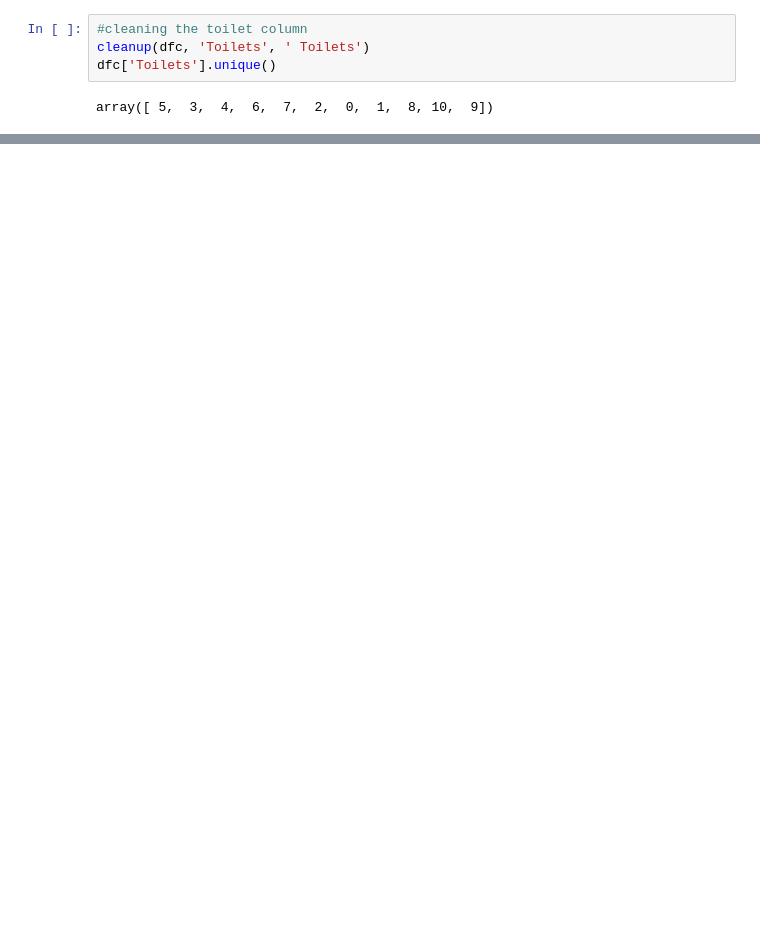
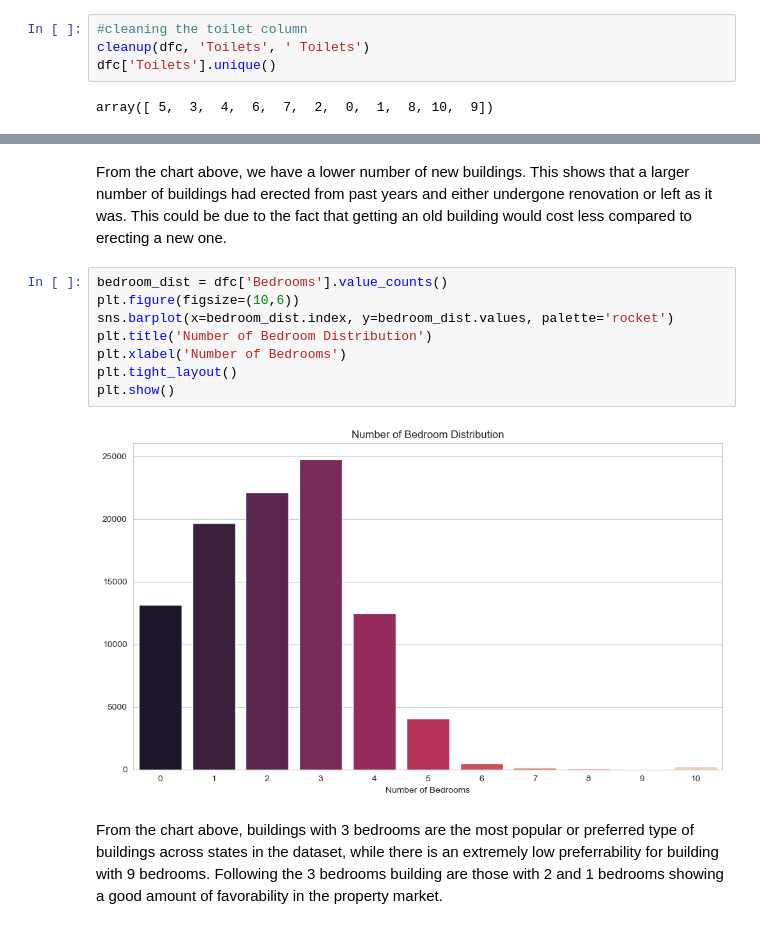
Before and after one commit to Oluwas3yifunmi/Nigeria_Building_Analysis, a Jupyter notebook: rents.ipynb, the cells around one changed output, grey strips where cells are left out. Drawn from its saved outputs; the diff is of its cells as text; blank space fills up the shorter version.

Commit message:
distribution

```diff
--- a/rents.ipynb
+++ b/rents.ipynb
@@ -155,0 +183,14 @@ The horizozntal bars represent each city and their length corresponding to the n
+# %% [markdown]
+From the chart above, we have a lower number of new buildings. This shows that a larger number of buildings had erected from past years and either undergone renovation or left as it was. This could be due to the fact that getting an old building would cost less compared to erecting a new one.
+# %%
+bedroom_dist = dfc['Bedrooms'].value_counts()
+plt.figure(figsize=(10,6))
+sns.barplot(x=bedroom_dist.index, y=bedroom_dist.values, palette='rocket')
+plt.title('Number of Bedroom Distribution')
+plt.xlabel('Number of Bedrooms')
+plt.tight_layout()
+plt.show()
+# %% [output]
+[figure, added]
+# %% [markdown]
+From the chart above, buildings with 3 bedrooms are the most popular or preferred type of buildings across states in the dataset, while there is an extremely low preferrability for building with 9 bedrooms. Following the 3 bedrooms building are those with 2 and 1 bedrooms showing a good amount of favorability in the property market.
```
Also changed, not shown: parts of 7 cells of this notebook.
